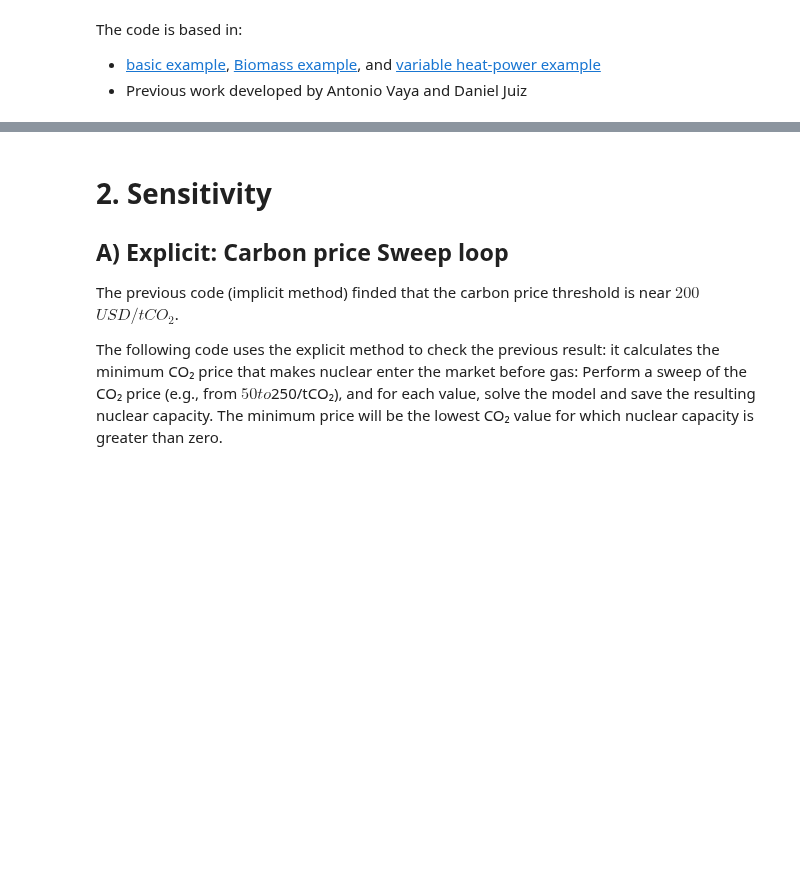
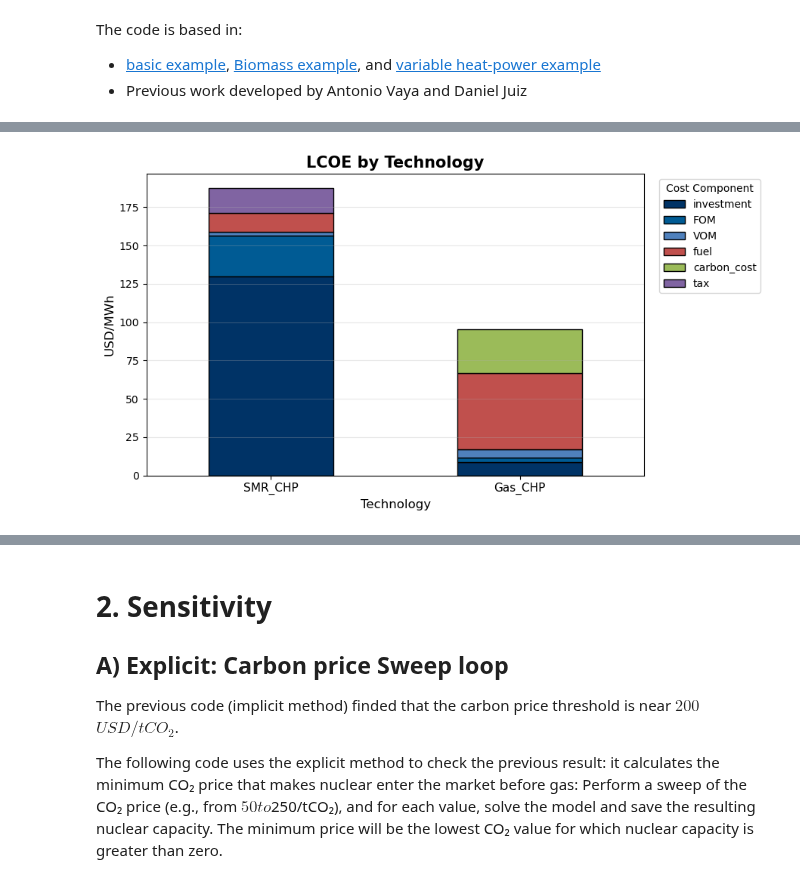
Before and after one commit to C-ansi-eof/SIDNE-Model, a Jupyter notebook: SMR_multilink.ipynb, the cells around one changed output, grey strips where cells are left out. Drawn from its saved outputs; the diff is of its cells as text; code cells hidden in the pictures; blank space fills up the shorter version.

```diff
--- a/SMR_multilink.ipynb
+++ b/SMR_multilink.ipynb
@@ -55,0 +61,83 @@ First upload 2023 historical data: profiles, loads and prices
+# %%
+from IPython.display import display, HTML
+
+cost.loc["Gas_CHP", "carbon_cost"] = 145 #USD/tCO2 (year 2035 for UE in STEPS Scenario)
+select_rate=cost.loc["SMR_CHP","rate"] #Sensibility parameters
+
+# Nuclear taxes into cost DataFrame
+cost["tax"] = cost["tax"].astype(float) # assign as float
+cost.loc["SMR_CHP", "tax"]=16.31 #impact of taxes, 16.31 // Source PWC (same as conventiona Nuclear Power Plants un Spain)
+
+#annualiaze investment costs
+lifetime= cost["lifetime"].values
+annualized_inv=[packages.annualized(val, select_rate, lifetime[i])*1000 for i, val
+in enumerate(cost["investment"].values)] #1000_factor_to_convert_to_USD/MW/year
+cost["annualized_investment"]=annualized_inv #Add to cost dataframe
+
+# Filter a specific time range (test hypotheses)------
+start_time = "2023-01-01 00:00:00" # start of the simulation
+# start_time = "2023-01-02 01:00:00"   # shortTime range quick analysis
+# end_time = "2023-01-02 10:00:00" # shortTime range quick amalysis
+end_time = "2023-12-31 23:00:00"              # All 8760 hours of simulation
+snapshots=pd.date_range(start_time, end_time, freq="h")
+num_snapshots = len(snapshots) # save hours of simulation in the time range
+#------------------------------------------------------------------------------
+# Cargar el archivo ES_Price.csv e indexarlo con una serie temporal
+price_data = pd.read_csv('./ES_Price.csv')
+price_data.index = pd.date_range(start="2023-01-01 00:00:00", periods=8760, freq="h")
+filtered_prices = price_data.loc[start_time:end_time]
+#------------------------------------------------------------------------------
+#------------------------------------------------------------------------------
+heat_demand= 294 # MWth
+electricity_demand=135 # MWe
+Heat_EnergyT=heat_demand*num_snapshots #MWh_th
+PowerT=(heat_demand+electricity_demand)
+EnergyT=PowerT*num_snapshots #MWh in whole simulation
+NGas_max=Heat_EnergyT/0.33
+#------------------------------------------------------------------------------
+
+# Calculate LCOE for each technology and cost component
+df1 = pd.DataFrame()
+techs = ['SMR_CHP', 'Gas_CHP']
+for tech in techs:
+    df1 = pd.concat([df1, packages.LCOE(tech, cost, tech)])
+
+cost_LCOE = pd.DataFrame()
+cost_LCOE['LCOE_Total'] = df1.sum(axis=1)
+
+# Sort and prepare for plotting
+df1['Total'] = df1.sum(axis=1)
+df1 = df1.sort_values(by='Total', ascending=False)
+df1 = df1.drop(columns=['Total'])
+
+engineering_colors = ['#003366', '#005B94', '#4F81BD', '#C0504D', '#9BBB59', '#8064A2']
+
+fig, ax = plt.subplots(figsize=(9, 5))
+df1.plot(kind='bar', stacked=True, ax=ax, color=engineering_colors[:len(df1.columns)], edgecolor='black')
+
+ax.set_xlabel('Technology', fontsize=12)
+ax.set_ylabel('USD/MWh', fontsize=12)
+ax.set_title('LCOE by Technology', fontsize=15, fontweight='bold')
+ax.set_xticklabels(ax.get_xticklabels(), rotation=0, ha='center', fontsize=11)
+ax.legend(title='Cost Component', bbox_to_anchor=(1.02, 1), loc='upper left', fontsize=10)
+ax.grid(axis='y', alpha=0.3)
+plt.tight_layout()
+plt.show()
+plt.savefig("LC.png", dpi=300, bbox_inches="tight")# Guardar en PNG (alta resolución, opcional)
+
+# Add a summary table with total annualized cost and LCOE for each technology
+summary_table = pd.DataFrame({
+    "Annualized Total Cost (USD/year)": [
+        cost.loc["SMR_CHP", "annualized_investment"] + cost.loc["SMR_CHP", "FOM"] * 1000,
+        cost.loc["Gas_CHP", "annualized_investment"] + cost.loc["Gas_CHP", "FOM"] * 1000
+    ],
+    "LCOE (USD/MWh)": [
+        cost_LCOE.loc["SMR_CHP", "LCOE_Total"],
+        cost_LCOE.loc["Gas_CHP", "LCOE_Total"]
+    ],
+}, index=["SMR_CHP", "Gas_CHP"])
+
+display(HTML("<h3>Annualized Cost and LCOE Summary Table</h3>"))
+display(summary_table)
+# %% [output]
+[figure, added]
```
Also changed, not shown: parts of 12 cells of this notebook, 6 other files.
